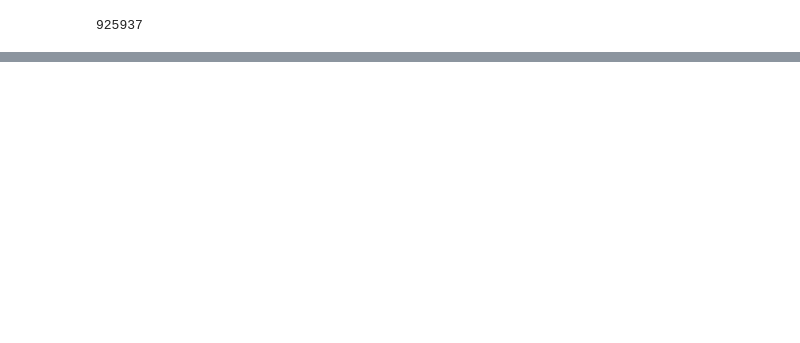
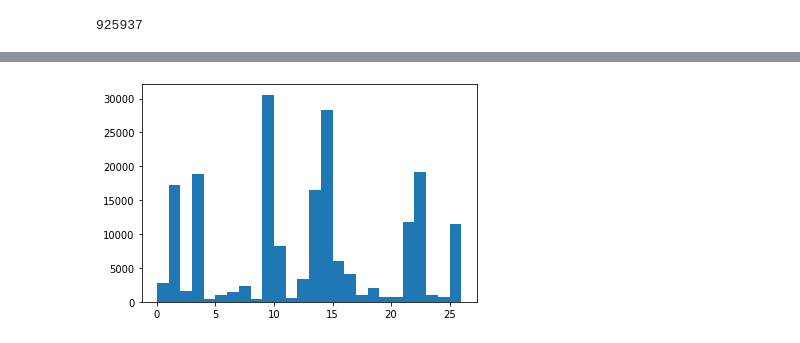
Before and after one commit to SourabhChakraborty/undergrad_thesis, a Jupyter notebook: lda.ipynb, the cells around one changed output, grey strips where cells are left out. Saved outputs shown, nothing was run; the diff lists cells and outputs as text; code cells hidden in the pictures; blank space fills up the shorter version.

```diff
--- a/lda.ipynb
+++ b/lda.ipynb
@@ -199,0 +164,5 @@ plt.show()
+# %%
+plt.hist([top_topic_by_doc_auth[i] for i in trump_user_indices], bins = list(range(27)))
+plt.show()
+# %% [output]
+[figure, added]
```
Also changed, not shown: parts of 55 cells of this notebook, 2 other files.
